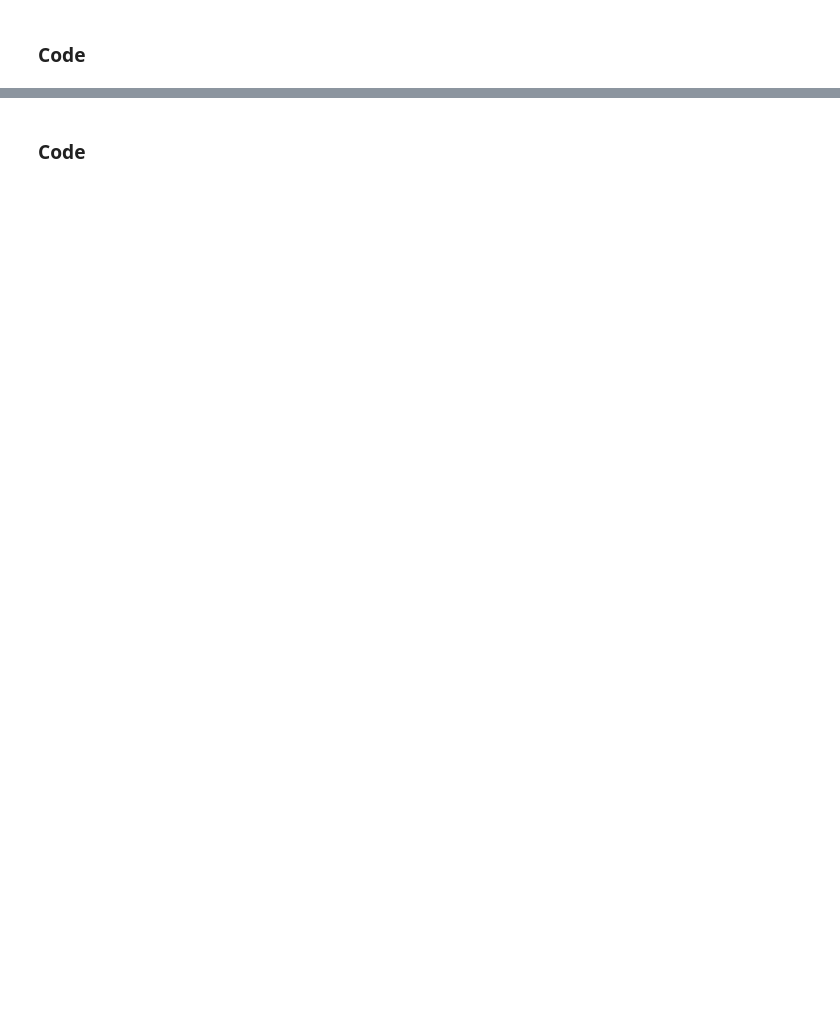
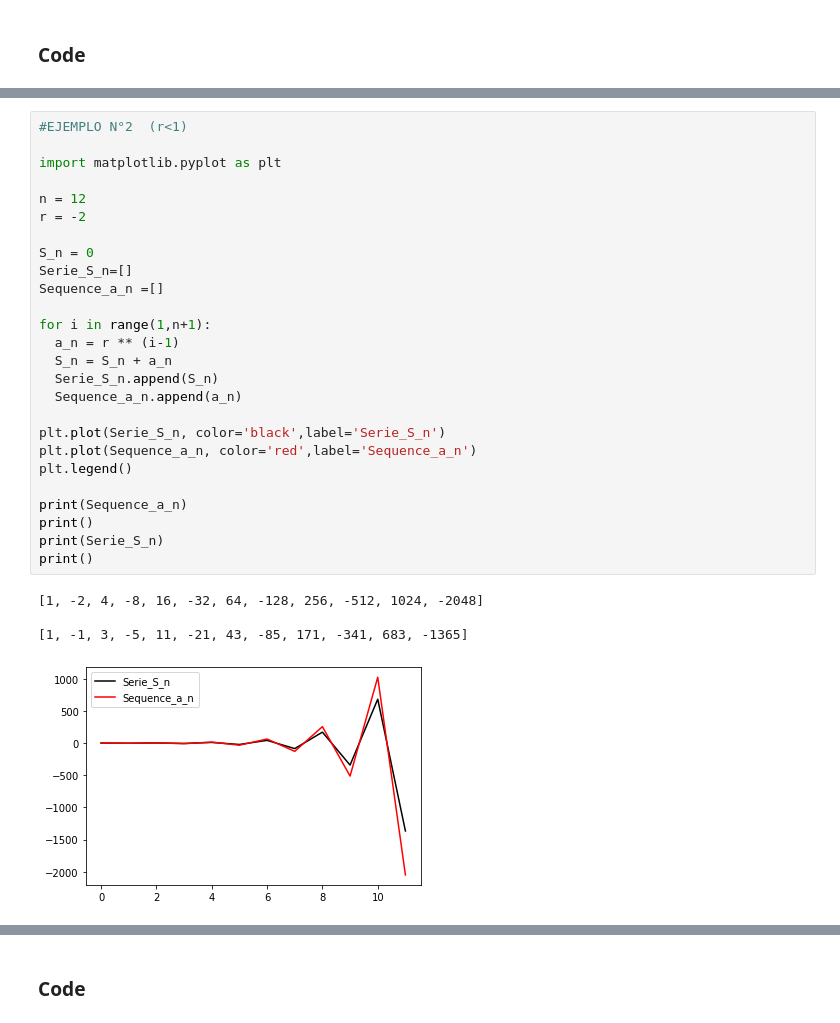
Before and after one commit to gapuentesr/MetNumUN2021I, a Jupyter notebook: Lab8/gapuentesrArithmeticSeriesGeometricSeriesPowerSums.ipynb, the cells around one changed output, grey strips where cells are left out. Drawn from its saved outputs; the diff is of its cells as text; blank space fills up the shorter version.

```diff
--- a/Lab8/gapuentesrArithmeticSeriesGeometricSeriesPowerSums.ipynb
+++ b/Lab8/gapuentesrArithmeticSeriesGeometricSeriesPowerSums.ipynb
@@ -296,3 +363,34 @@ $$
+# %%
+#EJEMPLO N°2  (r<1)
+
+import matplotlib.pyplot as plt
+
+n = 12
+r = -2
+
+S_n = 0
+Serie_S_n=[]
+Sequence_a_n =[]
+
+for i in range(1,n+1):
+  a_n = r ** (i-1)
+  S_n = S_n + a_n
+  Serie_S_n.append(S_n)
+  Sequence_a_n.append(a_n)
+
+plt.plot(Serie_S_n, color='black',label='Serie_S_n')
+plt.plot(Sequence_a_n, color='red',label='Sequence_a_n')
+plt.legend()
+
+print(Sequence_a_n)
+print()
+print(Serie_S_n)
+print()
+# %% [output]
+[1, -2, 4, -8, 16, -32, 64, -128, 256, -512, 1024, -2048]
+
+[1, -1, 3, -5, 11, -21, 43, -85, 171, -341, 683, -1365]
+[figure, added]
 # %% [markdown]
 ## Zenon Arrow
 
```
Also changed, not shown: parts of 5 cells of this notebook.
